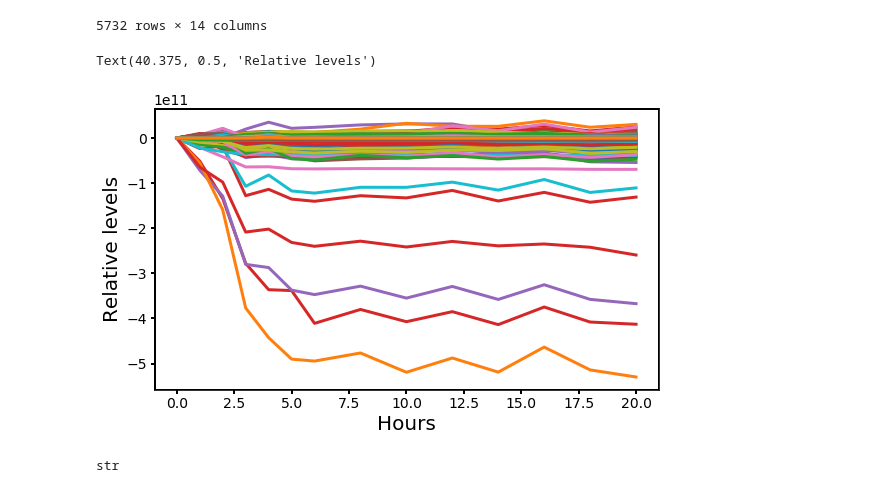
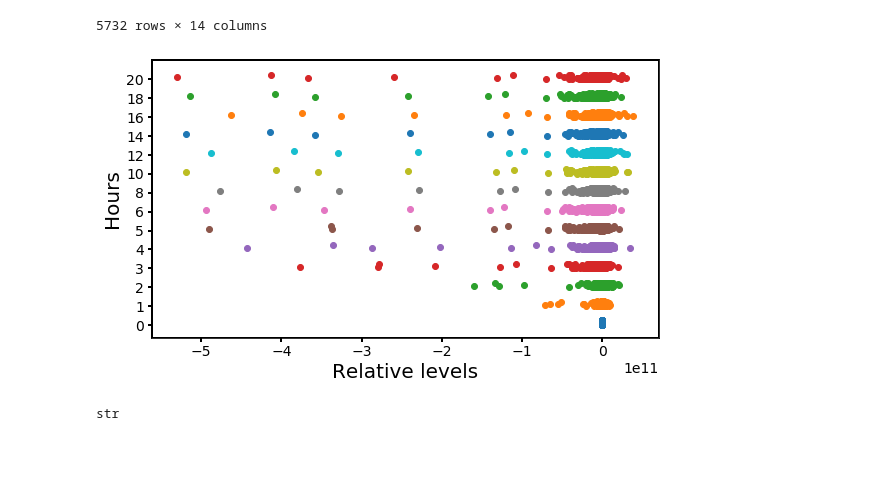
Before and after one commit to dwgoblue/FlyMetabolicModel, a Jupyter notebook: RawDataMani.ipynb, the cells around one changed output. Cells and saved outputs as stored; diff of their text form; code cells hidden in the pictures; blank space fills up the shorter version.

```diff
--- a/RawDataMani.ipynb
+++ b/RawDataMani.ipynb
@@ -61,17 +62,20 @@ df
 # %%
 fig = plt.figure(figsize=(8, 5))
 ax = fig.add_subplot(111)
 basal = df[df.columns[0]].copy()
 for col in df.columns:
+    y = np.random.rand(len(df[col]))
     df[col] = df[col]-basal
-for i in range(df.shape[0]):
-    ax.plot(df.iloc[i, :], linewidth=3)
+for i in range(df.shape[1]):
+    ax.scatter(df.iloc[:, i], 4*i+y)#, linewidth=3)
 CanvasStyle(ax, square=True)
-ax.set_xlabel('Hours')
-ax.set_ylabel('Relative levels')
+ax.set_yticks(np.linspace(0, 4*(df.shape[1]-1), 14))
+ax.set_yticklabels(df.columns)
+ax.set_ylabel('Hours')
+ax.set_xlabel('Relative levels')
+plt.show()
 # %% [output]
-Text(40.375, 0.5, 'Relative levels')
-[figure, old version]
+[figure, new version]
 # %%
 up = {}
 dw = {}
```
Also changed, not shown: parts of 2 cells of this notebook, 23 other files.
